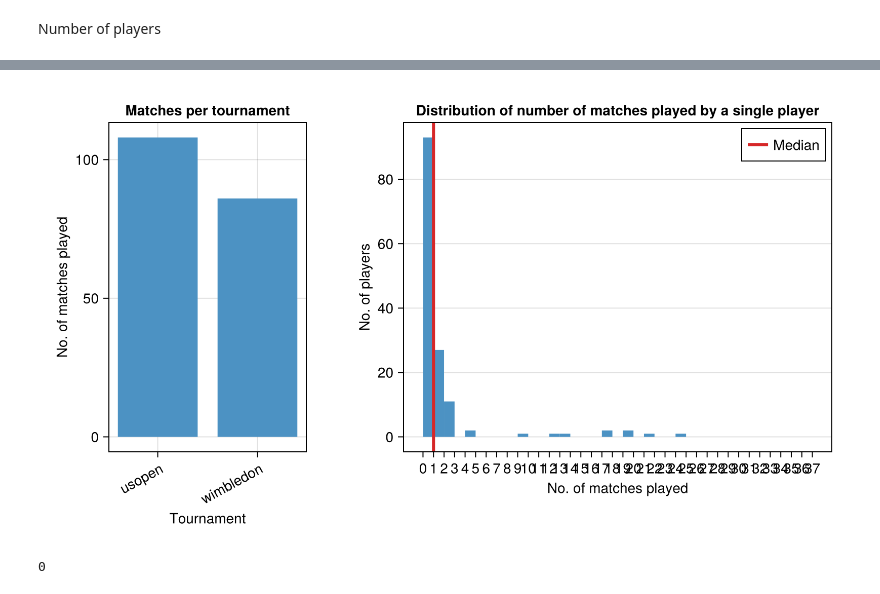
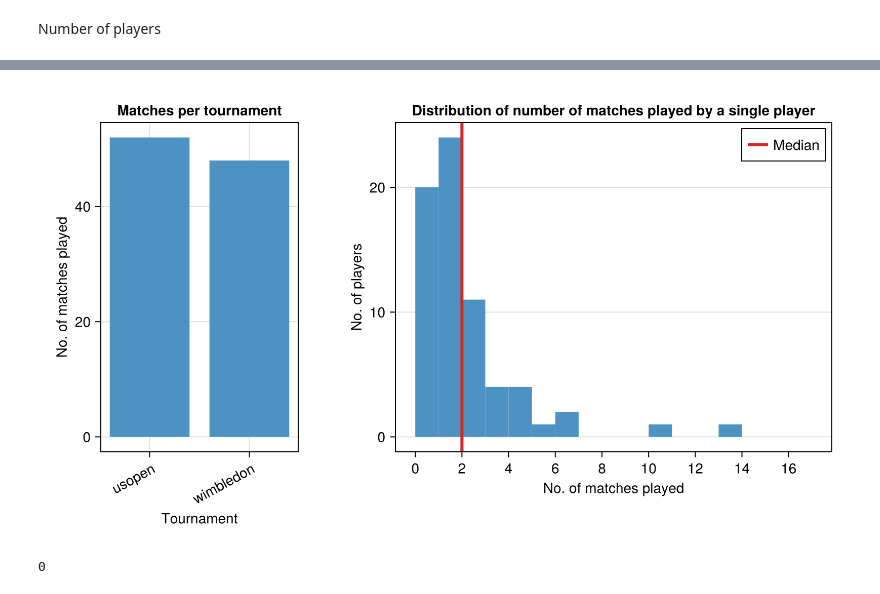
Before and after one commit to VictorKeil/grand-slam-analysis, a Jupyter notebook: Main.ipynb, the cells around one changed output, grey strips where cells are left out. Saved outputs shown, nothing was run; the diff lists cells and outputs as text; code cells hidden in the pictures.

Commit message:
Detect males singles games, use matches with top 100 players in terms of matches played after 2020

```diff
--- a/Main.ipynb
+++ b/Main.ipynb
@@ -49,3 +51,6 @@ set_theme!(merge(th))
+# %%
+players = CSV.read("clean-data/players.csv", DataFrame)
+match_metadata = vcat([CSV.read(f, DataFrame) for f in glob("*matches.csv", "clean-data")]...);
 # %% [markdown]
 ## Merge data from different files
 # %%
@@ -61,7 +66,7 @@ colset = [
     "PointNumber",
     "PointWinner",
     "PointServer",
-    # "Speed_KMH",
+    "Speed_KMH",
     "P1Score",
     "P2Score",
     "P1PointsWon",
@@ -241,0 +191,15 @@ df = vcat(sample(matches, 100)...)
+# %%
+df = match_metadata
+males = Set(Matrix(df[is_mens_single.(df.event_name), [:player1id, :player2id]]))
+males1 = df[df.player1id .∈ Ref(males), :player2id]
+males2 = df[df.player2id .∈ Ref(males), :player1id]
+union!(males, males1, males2)
+df.is_male .= false
+df[df.player1id .∈ Ref(males) .|| df.player2id .∈ Ref(males), :is_male] .= true
+df[df.is_male, :event_name] .= "event_MS"
+
+players.is_male .= false
+players[players.id .∈ Ref(males), :is_male] .= true
+
+match_metadata = df;
+mdf = df[df.is_male,:];
@@ -241,0 +222,22 @@ df = vcat(sample(matches, 100)...)
+# %%
+df = mdf
+df = df[df.year .>= 2020 .&& df.year .<= 2024,:]
+
+valid_match_ids = unique(all_matches[all_matches.Year .>= 2020, :match_id])
+df = df[df.match_id .∈ Ref(valid_match_ids),:]
+
+df = vcat(
+    transform(insertcols(df, 1, :player_no => 1), :player1id => :player_id),
+    transform(insertcols(df, 1, :player_no => 2), :player2id => :player_id)
+)
+df = combine(
+    groupby(df,:player_id),
+    :, :player_id => length => :no_matches
+)
+
+df = sort(df, :no_matches)
+match_ids = last(unique(df.match_id), 100)
+
+leftjoin!(players, unique(select(df, :no_matches, :player_id)), on = :id => :player_id)
+
+df = all_matches[all_matches.match_id .∈ Ref(match_ids),:];
@@ -350,35 +349,35 @@ ax1 = Axis(f[1,1],
     xlabel = "Tournament",
     xticks = (1:2, String.(levels(tmnts))),
 )
 barplot!(
     levelcode.(tmnt_counts |> keys),
     tmnt_counts |> values |> collect
 )
 
 npg = values(player_games) .- 1
-npg_range = collect(range(extrema(npg)...))
+npg_range = collect(range(extrema(npg)..., step = 2))
 hist_step = 1
 ax2 = Axis(f[1,2],
     title = "Distribution of number of matches played by a single player",
     xlabel = "No. of matches played",
     ylabel = "No. of players",
     xgridvisible = false,
     xticks = npg_range,
 )
 
 bins = [range(extrema(npg)...)...]
 plt = hist!(npg |> collect, bins = bins)
 vlines!(median(npg) + 1, ymin = 0, color = tab10[4], linewidth = 3, label = "Median")
 axislegend(position = :rt)
 
 colsize!(f.layout, 1, Aspect(1, 3/5))
 colsize!(f.layout, 2, Auto(0.7))
 colgap!(f.layout, 50)
 resize_to_layout!(f)
 
 f
 # %% [output]
-[figure, old version]
+[figure, new version]
 # %%
 CairoMakie.save(joinpath("figs", "tmnt_player_freq.png"), f)
 # %%
```
Also changed, not shown: parts of 35 cells of this notebook, 3 other files.
